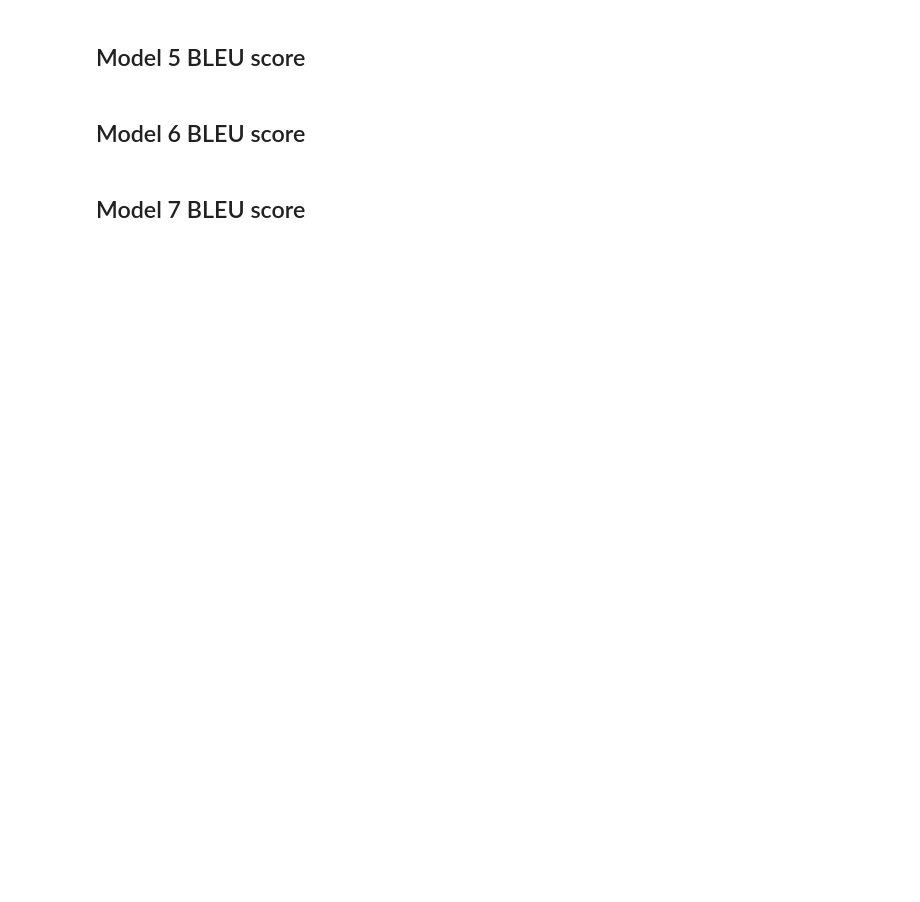
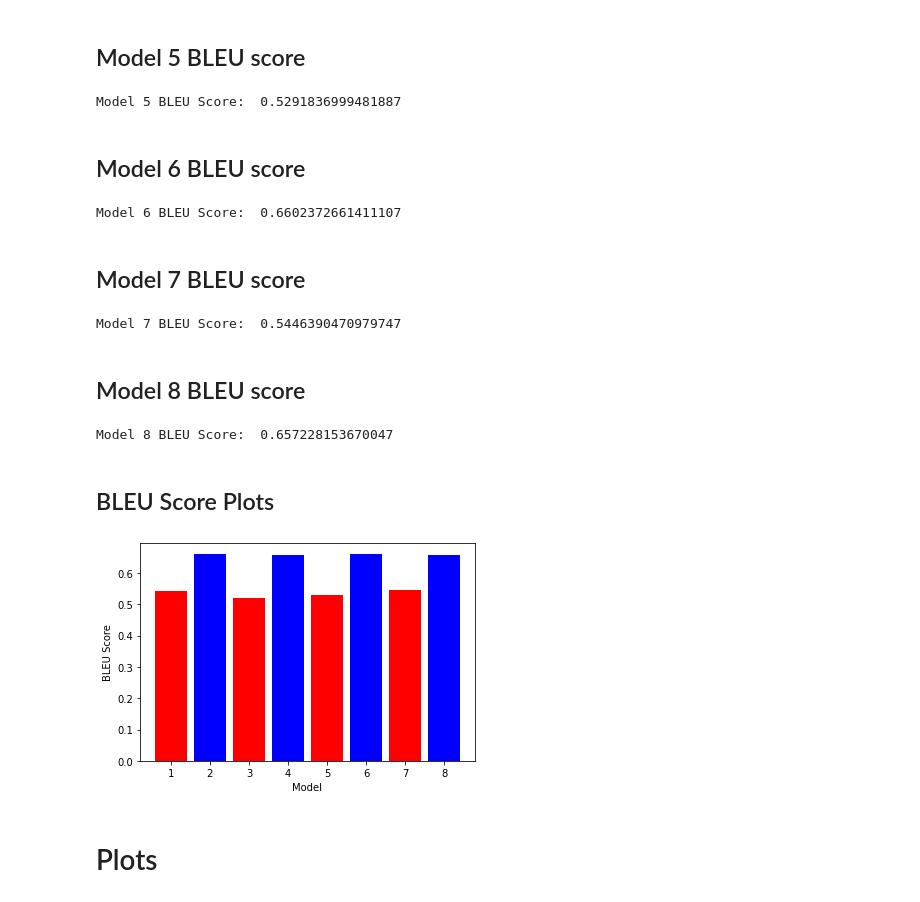
Before and after one commit to dinoanasta/English-To-isiZulu, a Jupyter notebook: English_To_isiZulu.ipynb, the cells around one changed output. Cells and saved outputs as stored; diff of their text form; code cells hidden in the pictures; blank space fills up the shorter version.

```diff
--- a/English_To_isiZulu.ipynb
+++ b/English_To_isiZulu.ipynb
@@ -774,6 +848,46 @@ ukuphunyuka <PAD> <PAD> <PAD> <PAD> <PAD> <PAD> <PAD> <PAD> <PAD> <PAD> <PAD> <P
 # %% [markdown]
 ## Model 5 BLEU score
+# %%
+
+ref, cand = get_ref_cand(tmp_x_test, embed_rnn_model1, preproc_zulu_sentences_test)
+model5_bleu = calc_bleu_score(ref, cand)
+print('Model 5 BLEU Score: ', model5_bleu)
+# %% [output]
+Model 5 BLEU Score:  0.5291836999481887
 # %% [markdown]
 ## Model 6 BLEU score
+# %%
+ref, cand = get_ref_cand(tmp_x_test_bpe, embed_rnn_model1_bpe, preproc_zulu_sentences_test_bpe)
+model6_bleu = calc_bleu_score(ref, cand)
+print('Model 6 BLEU Score: ', model6_bleu)
+# %% [output]
+Model 6 BLEU Score:  0.6602372661411107
 # %% [markdown]
 ## Model 7 BLEU score
+# %%
+ref, cand = get_ref_cand(tmp_x_test, encdec_rnn_model, preproc_zulu_sentences_test)
+model7_bleu = calc_bleu_score(ref, cand)
+print('Model 7 BLEU Score: ', model7_bleu)
+# %% [output]
+Model 7 BLEU Score:  0.5446390470979747
+# %% [markdown]
+## Model 8 BLEU score
+# %%
+ref, cand = get_ref_cand(tmp_x_test_bpe, encdec_rnn_model_bpe, preproc_zulu_sentences_test_bpe)
+model8_bleu = calc_bleu_score(ref, cand)
+print('Model 8 BLEU Score: ', model8_bleu)
+# %% [output]
+Model 8 BLEU Score:  0.657228153670047
+# %% [markdown]
+## BLEU Score Plots
+# %%
+models = ['1', '2', '3', '4', '5', '6', '7', '8', ]
+scores = [model1_bleu, model2_bleu, model3_bleu, model4_bleu, model5_bleu, model6_bleu, model7_bleu, model8_bleu]
+plt.bar(models,scores, color=["red", "blue"])
+plt.xlabel("Model")
+plt.ylabel("BLEU Score")
+plt.show()
+# %% [output]
+[figure, added]
+# %% [markdown]
+# Plots
```
Also changed, not shown: parts of 36 cells of this notebook.
